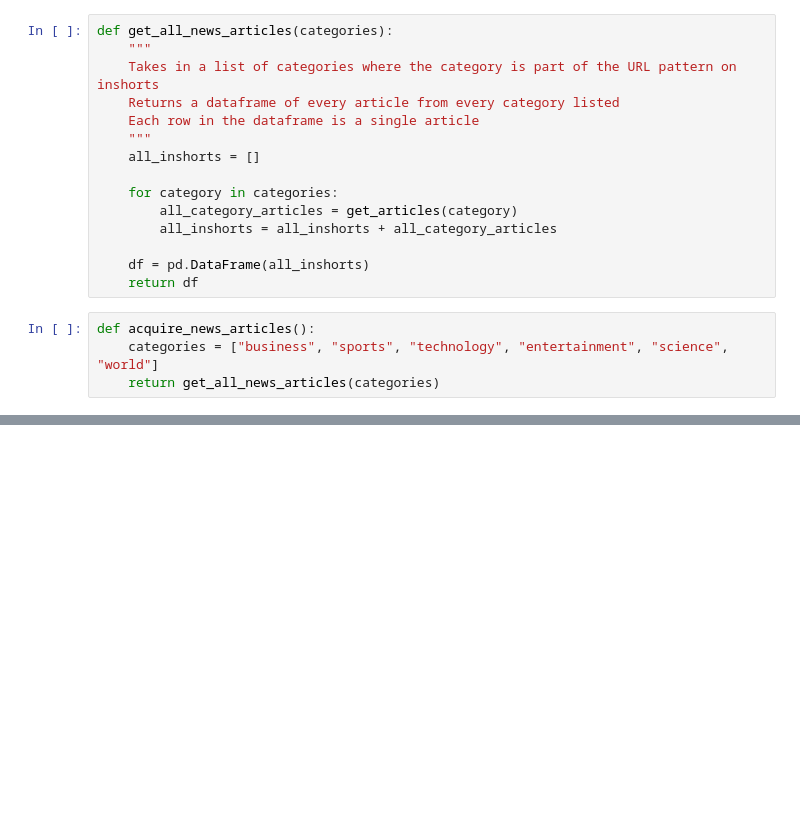
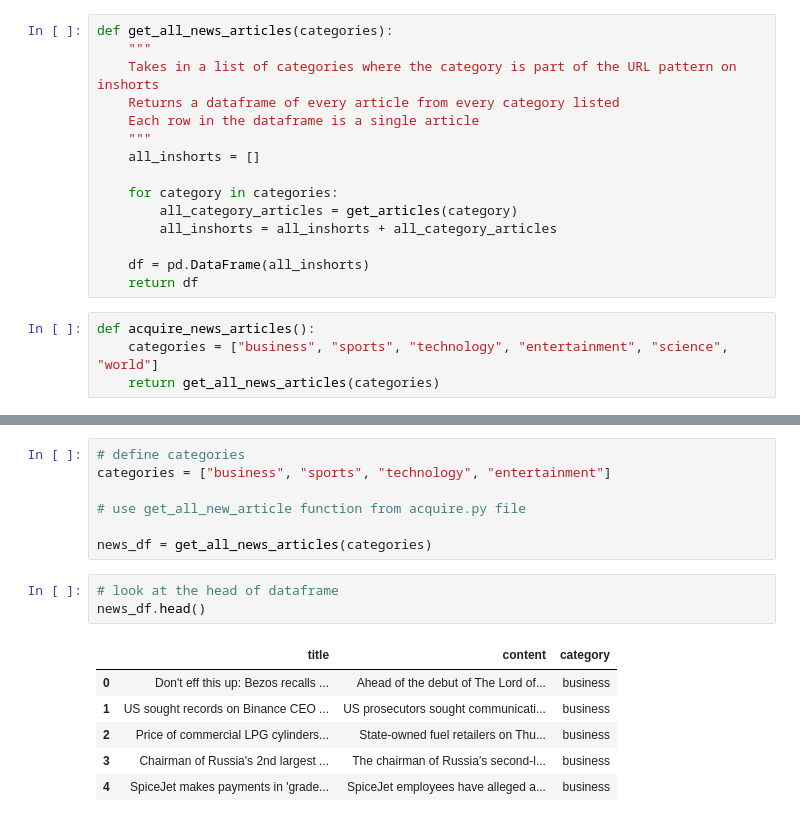
Before and after one commit to LuisVArce/natural-language-processing-exercises, a Jupyter notebook: acquire.ipynb, the cells around one changed output, grey strips where cells are left out. Drawn from its saved outputs; the diff is of its cells as text; blank space fills up the shorter version.

```diff
--- a/acquire.ipynb
+++ b/acquire.ipynb
@@ -123,0 +144,17 @@ def acquire_news_articles():
+# %%
+# define categories
+categories = ["business", "sports", "technology", "entertainment"]
+
+# use get_all_new_article function from acquire.py file
+
+news_df = get_all_news_articles(categories)
+# %%
+# look at the head of dataframe
+news_df.head()
+# %% [output]
+|  | title | content | category |
+| 0 | Don't eff this up: Bezos recalls ... | Ahead of the debut of The Lord of... | business |
+| 1 | US sought records on Binance CEO ... | US prosecutors sought communicati... | business |
+| 2 | Price of commercial LPG cylinders... | State-owned fuel retailers on Thu... | business |
+| 3 | Chairman of Russia's 2nd largest ... | The chairman of Russia's second-l... | business |
+| 4 | SpiceJet makes payments in 'grade... | SpiceJet employees have alleged a... | business |
```
Also changed, not shown: parts of 28 cells of this notebook, 1 other file.
